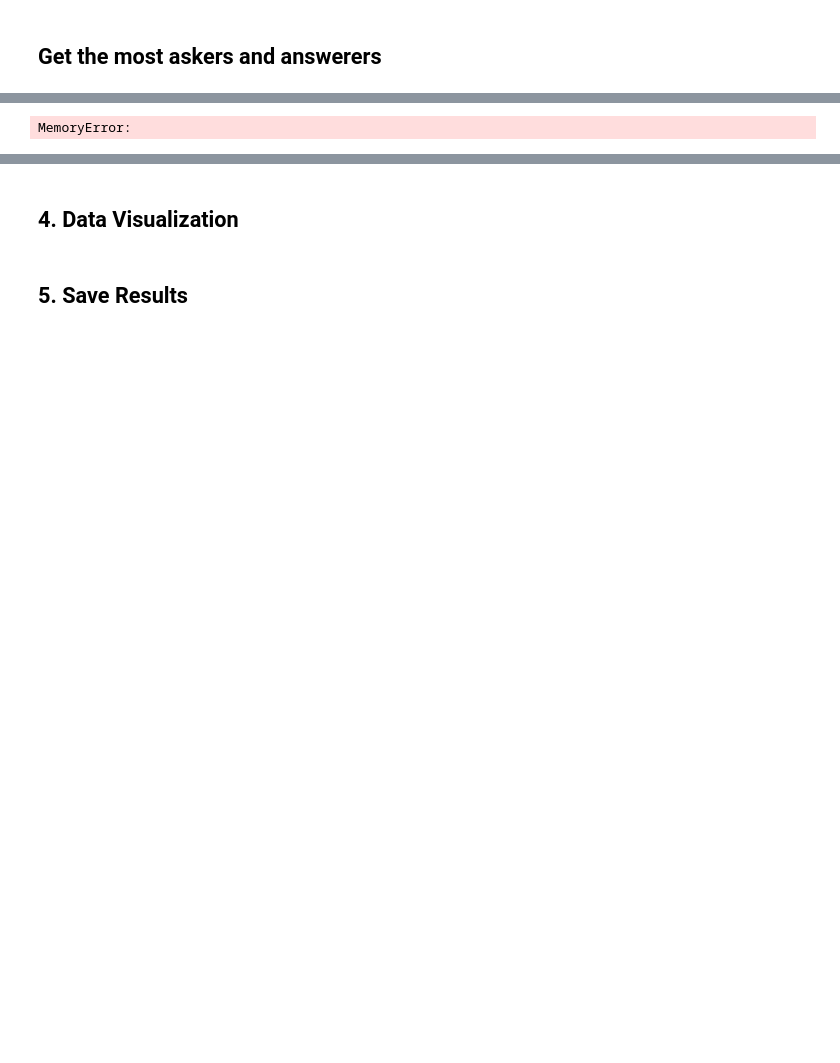
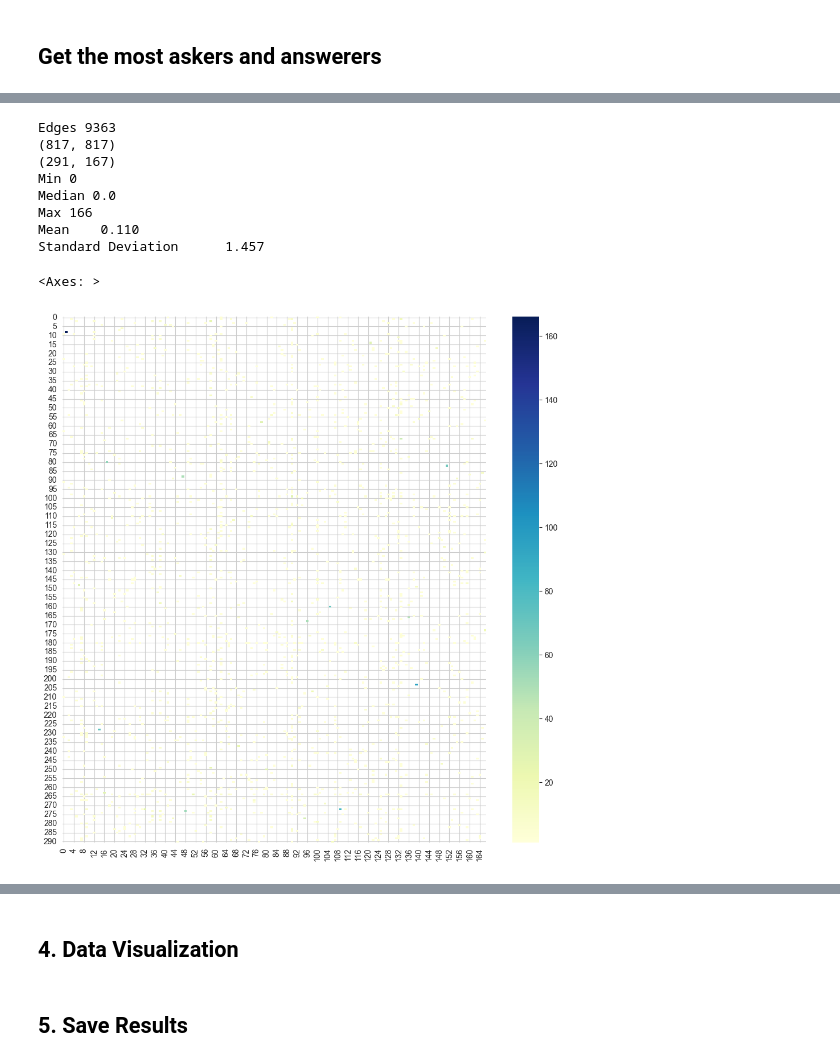
Before and after one commit to jbhangoo/datakit-smallholder-farmers-fall-2025, a Jupyter notebook: Challenge 3_Community Leaders/jayr/network.ipynb, the cells around one changed output, grey strips where cells are left out. Drawn from its saved outputs; the diff is of its cells as text; code cells hidden in the pictures; blank space fills up the shorter version.

```diff
--- a/Challenge 3_Community Leaders/jayr/network.ipynb
+++ b/Challenge 3_Community Leaders/jayr/network.ipynb
@@ -86,0 +91,15 @@ Nodes 20217
+# %%
+# Q3 + 2(Q3-Q1)
+# Askers = 313
+# Responders = 488
+# Keep high askers or answerers
+print("Number of original users", len(graph.nodes))
+askers = {node for node in graph.nodes if graph.out_degree(node) > 313}
+answerers = {node for node in graph.nodes if graph.in_degree(node) > 488}
+keep = askers.union(answerers)
+print('Users with many questions', len(askers))
+print('Users with many answers', len(answerers))
+graph = graph.subgraph(keep)
+
+print("Number of qualified users", len(graph.nodes))
+print("Number of qualified questions", len(graph.get_all_edges()))
@@ -138,18 +176,43 @@ all_nodes = list(graph.nodes)
 edges_between_nodes = [[0 for _ in range(len(all_nodes))] for _ in range(len(all_nodes))]
 
 all_edges = graph.get_all_edges()
-print(len(all_edges))
+print("Edges", len(all_edges))
 
 for head, tail, qid in all_edges:
     i = all_nodes.index(head)
     j = all_nodes.index(tail)
     edges_between_nodes[i][j] += 1
 
+edge_arr = np.array(edges_between_nodes)
+print(edge_arr.shape)
+# Remove row and column with low connection
+edge_arr = edge_arr[edge_arr.sum(axis=1) > 11]
+edge_arr = edge_arr[:, edge_arr.sum(axis=0) > 11]
+print(edge_arr.shape)
+
 # Print descriptive statistics about the matrix
-print("Min", np.min(edges_between_nodes))
-print("Median", np.median(edges_between_nodes))
-print("Max", np.max(edges_between_nodes))
-print(f"Mean\tn{np.mean(edges_between_nodes):.3f}")
-print(f"Standard Deviation\t{np.std(edges_between_nodes):.3f}")
+print("Min", np.min(edge_arr))
+print("Median", np.median(edge_arr))
+print("Max", np.max(edge_arr))
+print(f"Mean\t{np.mean(edge_arr):.3f}")
+print(f"Standard Deviation\t{np.std(edge_arr):.3f}")
 # %% [output]
-MemoryError:
+Edges 9363
+(817, 817)
+(291, 167)
+Min 0
+Median 0.0
+Max 166
+Mean    0.110
+Standard Deviation      1.457
+# %%
+import seaborn as sns
+cleaned_arr = edge_arr.astype(float)
+cleaned_arr[cleaned_arr == 0] = np.nan
+
+plt.figure(figsize=(12, 12))
+# Color scale from yellow to blue
+sns.heatmap(cleaned_arr, cmap='YlGnBu')
+# %% [output]
+<Axes: >
+[figure, added]
```
Also changed, not shown: parts of 9 cells of this notebook, 2 other files.
